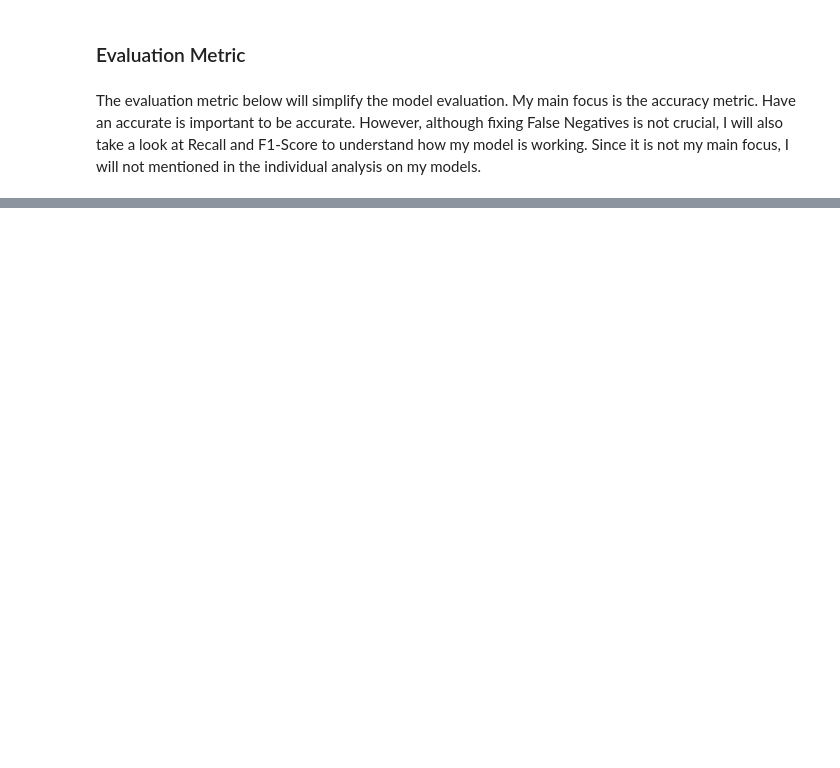
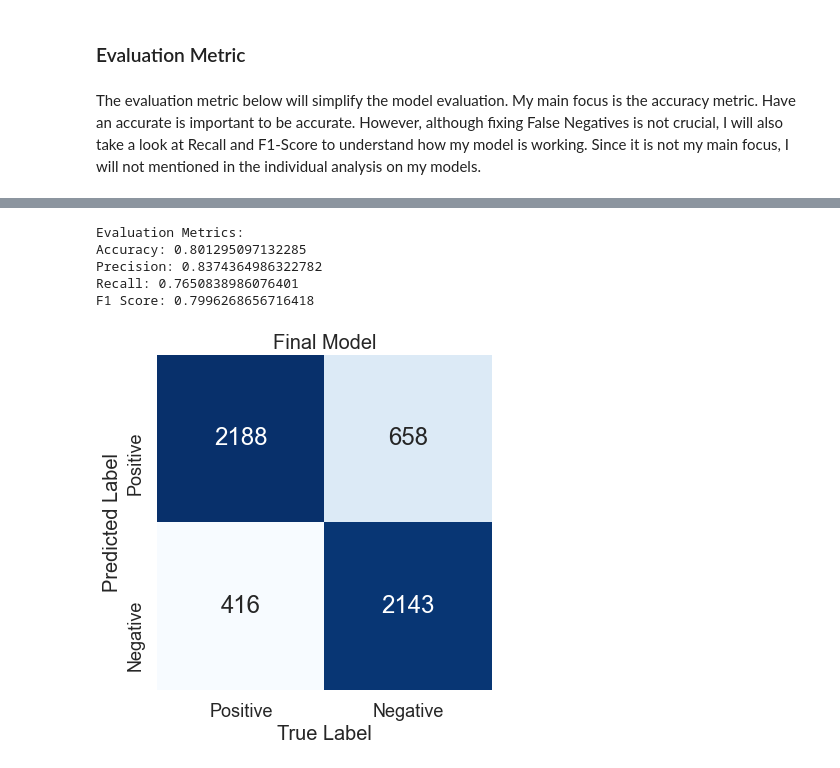
Before and after one commit to ismael-araujo/Hotel-Reviews-Analysis-Using-NLP, a Jupyter notebook: final-notebook.ipynb, the cells around one changed output, grey strips where cells are left out. Drawn from its saved outputs; the diff is of its cells as text; code cells hidden in the pictures; blank space fills up the shorter version.

```diff
--- a/final-notebook.ipynb
+++ b/final-notebook.ipynb
@@ -431,0 +460,15 @@ Since this model was tested with positive and negative reviews, it should be abl
+# %%
+# Importing train and test set using CountVectorizer
+X_train_tfidf = pickle.load(open('pickle/X_train_tfidf.pkl', 'rb'))
+X_test_tfidf = pickle.load(open('pickle/X_test_tfidf.pkl', 'rb'))
+y_train_tfidf = pd.read_pickle('pickle/y_train.pkl')
+y_test_tfidf = pd.read_pickle('pickle/y_test.pkl')
+
+# Instantiating baseline Logistic Regression Model
+lg_tfidf = LogisticRegression()
+
+# Fitting the model to the X and y variables of the train set
+lg_tfidf.fit(X_train_tfidf, y_train)
+
+# Predicting the model in the X variable of the test set
+y_lg_base_tfidf = lg_tfidf.predict(X_test_tfidf)
@@ -431,0 +510,26 @@ Since this model was tested with positive and negative reviews, it should be abl
+# %%
+# Importing train and test set using CountVectorizer
+X_train_tfidf = pickle.load(open('pickle/X_train_tfidf.pkl', 'rb'))
+X_test_tfidf = pickle.load(open('pickle/X_test_tfidf.pkl', 'rb'))
+y_train_tfidf = pickle.load(open('pickle/y_train.pkl', 'rb'))
+y_test_tfidf = pickle.load(open('pickle/y_test.pkl', 'rb'))
+# %%
+# Instantiating baseline Logistic Regression Model
+final_model = RandomForestClassifier(random_state=1)
+
+# Fitting the model to the X and y variables of the train set
+final_model.fit(X_train_tfidf, y_train)
+
+# Predicting the model in the X variable of the test set
+y_rf_base_tfidf = final_model.predict(X_test_tfidf)
+# %%
+# Logistic Regression TF-IDF baseline evaluation
+evaluation(y_test, y_rf_base_tfidf)
+print()
+cross_validation(final_model, X_train_tfidf, y_train, 5)
+# %% [output]
+Evaluation Metrics:
+Accuracy: 0.801295097132285
+Precision: 0.8374364986322782
+Recall: 0.7650838986076401
+F1 Score: 0.7996268656716418
@@ -431,0 +540,17 @@ Since this model was tested with positive and negative reviews, it should be abl
+# %%
+# Plotting a confusion matrix
+plt.figure(figsize=(6, 7))
+mat = confusion_matrix(y_test, y_rf_base_tfidf)
+
+sns.heatmap(mat.T, square=True, annot=True, fmt='d', cbar=False,
+            xticklabels=['Positive', 'Negative'], yticklabels=['Positive', 'Negative'], cmap="Blues")
+sns.set(font_scale=2.0)
+plt.xlabel('True Label', fontsize= 20)
+plt.ylabel('Predicted Label', fontsize= 20)
+plt.title('Final Model', fontsize=20)
+plt.xticks(fontsize=18)
+plt.yticks(fontsize=18)
+plt.savefig('images/confusion-matrix-final-model.png', bbox_inches = "tight", pad_inches=.5, dpi=300)
+plt.show()
+# %% [output]
+[figure, added]
```
Also changed, not shown: parts of 45 cells of this notebook, 25 other files.
